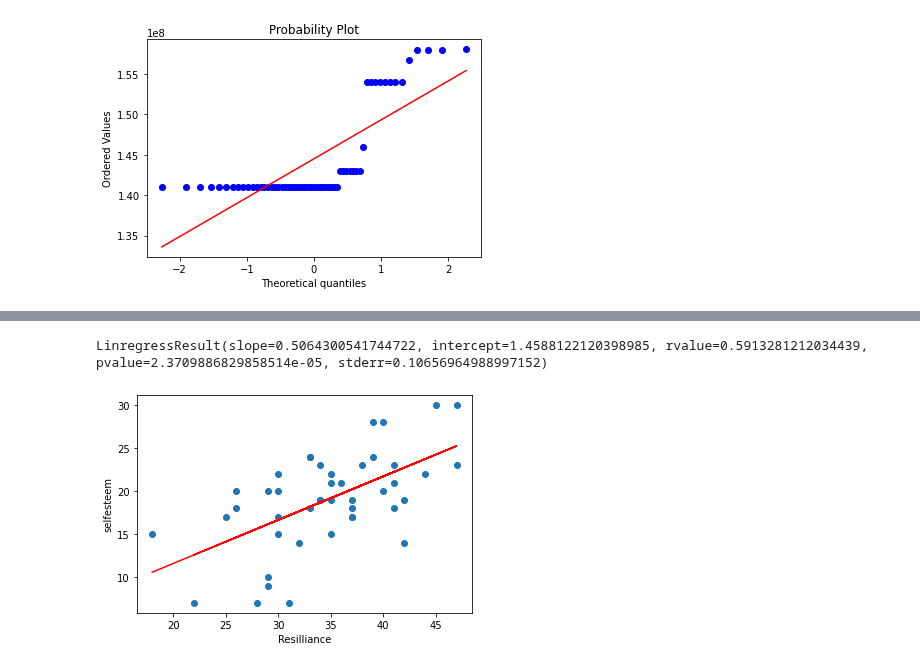
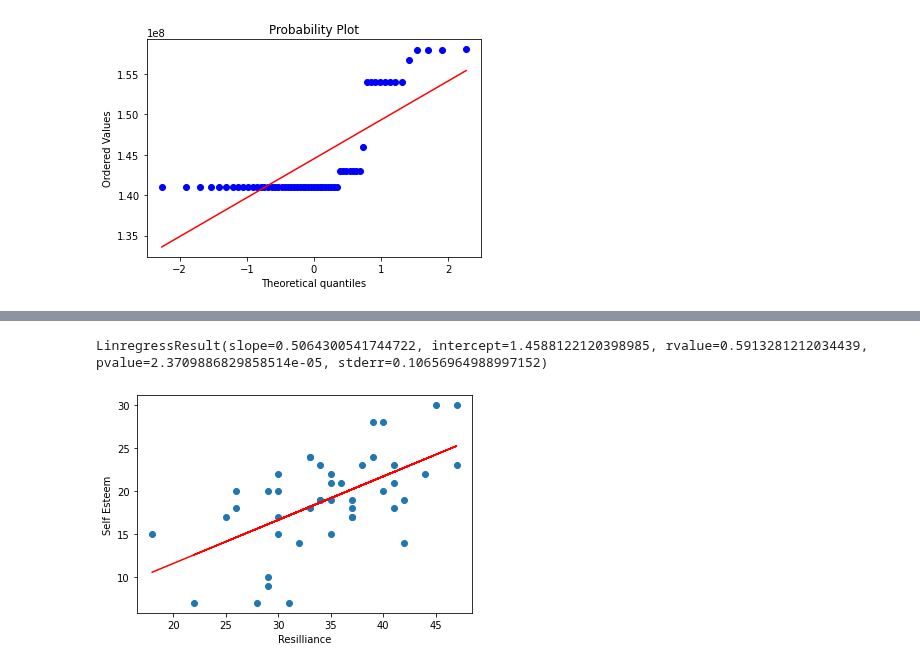
Before and after one commit to Imran-Github22/Imran-Farooqui, a Jupyter notebook: 8_3_Testing_for_normal_distributions.ipynb, the cells around one changed output, grey strips where cells are left out. Drawn from its saved outputs; the diff is of its cells as text; code cells hidden in the pictures.

```diff
--- a/8_3_Testing_for_normal_distributions.ipynb
+++ b/8_3_Testing_for_normal_distributions.ipynb
@@ -293,32 +293,32 @@ def show_regression(x, y):
   intercept = regression.intercept
   # Get r value
   r_value = regression.rvalue
   # Get p value
   p_value = regression.pvalue
   # Return and display the values
   return regression, slope, intercept, r_value, p_value
 
 # Draw the plot
 def show_corr_scatterplot(x, y, slope, intercept, xlabel=None, ylabel=None):
   import matplotlib.pyplot as plt
   # Draw the scatter graph
   plt.scatter(x,y)
   plt.xlabel(xlabel)
   plt.ylabel(ylabel)
   # Draw the regression line and show the graph
   plt.plot(x, slope*x + intercept, color='red')
   plt.show()
 
 # Create x, y variable
 x = psyc_df['Resilliance']
 y = psyc_df['selfesteem']
 
 # Get regression values
 regr_values, slope, intercept, r_value, p_value = show_regression(x,y)
 
 # Display
 display(regr_values)
-show_corr_scatterplot(x, y, slope, intercept, x.name, y.name)
+show_corr_scatterplot(x, y, slope, intercept, x.name, 'Self Esteem')
 # %% [output]
 LinregressResult(slope=0.5064300541744722, intercept=1.4588122120398985, rvalue=0.5913281212034439, pvalue=2.3709886829858514e-05, stderr=0.10656964988997152)
-[figure, old version]
+[figure, new version]
```
